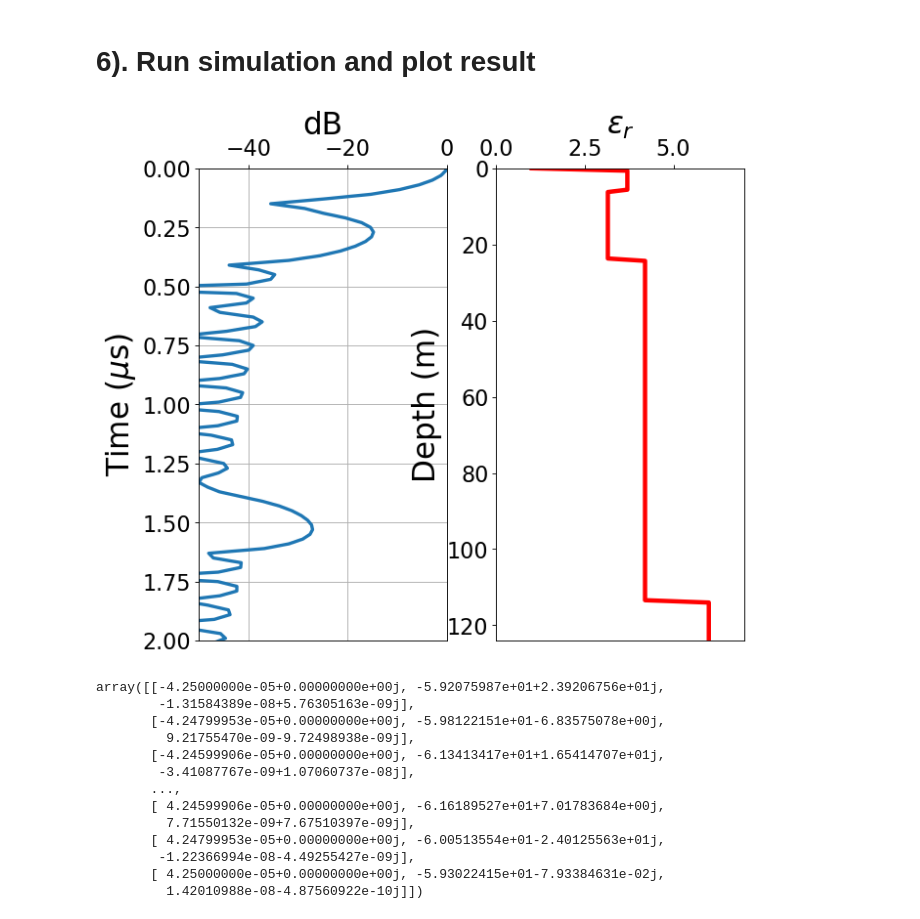
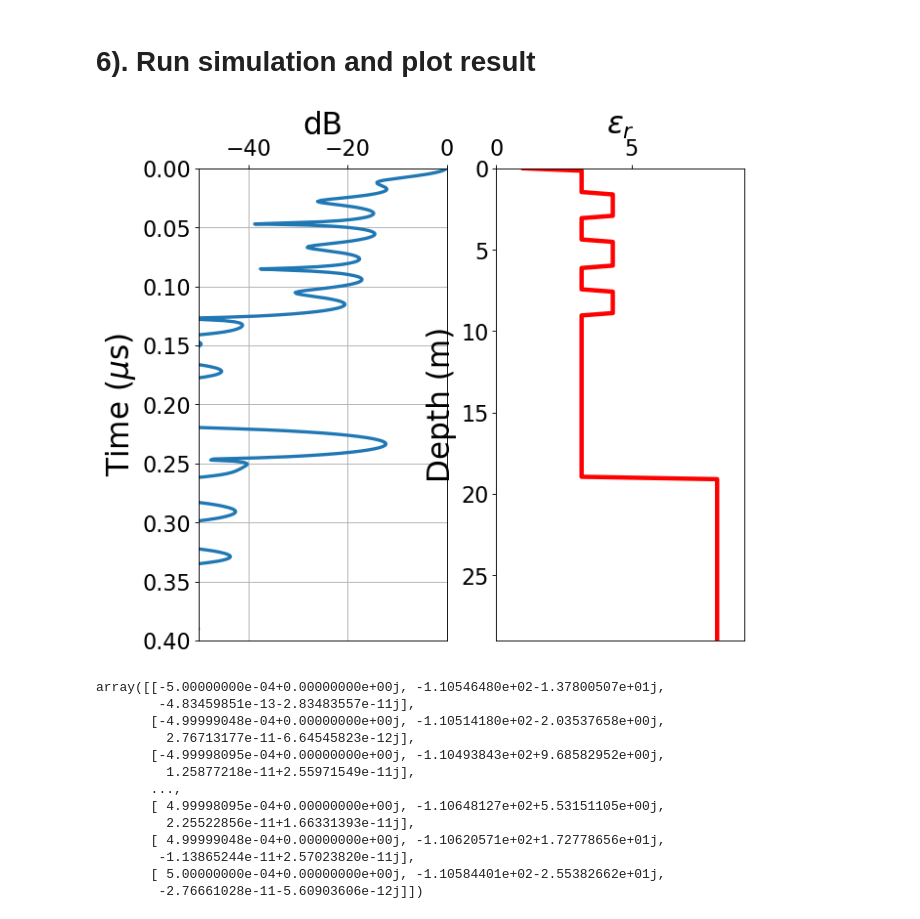
Before and after one commit to SamuelCourville/RadSPy, a Jupyter notebook: demo.ipynb, the cells around one changed output. Saved outputs shown, nothing was run; the diff lists cells and outputs as text; code cells hidden in the pictures.

```diff
--- a/demo.ipynb
+++ b/demo.ipynb
@@ -30,14 +30,17 @@ testModel.setModel(H,thicknesses,eps,lossOrCond,useConductivity)
 # 3). Set the radar pulse
 # %%
 # Load pulse from csv file.
-timeTest, pulseTest = testModel.loadPulse('Sharad_Ideal_sourcePulse.csv')
+#timeTest, pulseTest = testModel.loadPulse('Sharad_Ideal_sourcePulse.csv')
+timeTest, pulseTest = testModel.loadPulse('RIMFAX_Pulse_ideal_sourcePulse.csv')
 
 # Set pulse
 testModel.setPulse(pulseTest,timeTest)
 # %% [markdown]
 # 4). Set the radar matched filter
 # %%
-tmfTest,fmfTest,mfTest = testModel.loadMatchFilter('Sharad_Ideal_matchedFilter.csv')
+#tmfTest,fmfTest,mfTest = testModel.loadMatchFilter('Sharad_Ideal_matchedFilter.csv')
+tmfTest,fmfTest,mfTest = testModel.loadMatchFilter('RIMFAX_Pulse_ideal_matchedFilter.csv')
+
 
 testModel.setMatchFilter(mfTest,fmfTest,tmfTest)
 # %% [markdown]
@@ -48,21 +51,21 @@ testModel.setWindowParam(3,15*10**6,25*10**6)
 # 6). Run simulation and plot result
 # %%
 testModel.plotResult=True
-testModel.plotTime=2
+testModel.plotTime=0.4
 plt.rcParams.update({'font.size': 20})
 testModel.runSim()
 # %% [output]
-[figure, old version]
+[figure, new version]
-array([[-4.25000000e-05+0.00000000e+00j, -5.92075987e+01+2.39206756e+01j,
-        -1.31584389e-08+5.76305163e-09j],
-       [-4.24799953e-05+0.00000000e+00j, -5.98122151e+01-6.83575078e+00j,
-         9.21755470e-09-9.72498938e-09j],
-       [-4.24599906e-05+0.00000000e+00j, -6.13413417e+01+1.65414707e+01j,
-        -3.41087767e-09+1.07060737e-08j],
+array([[-5.00000000e-04+0.00000000e+00j, -1.10546480e+02-1.37800507e+01j,
+        -4.83459851e-13-2.83483557e-11j],
+       [-4.99999048e-04+0.00000000e+00j, -1.10514180e+02-2.03537658e+00j,
+         2.76713177e-11-6.64545823e-12j],
+       [-4.99998095e-04+0.00000000e+00j, -1.10493843e+02+9.68582952e+00j,
+         1.25877218e-11+2.55971549e-11j],
        ...,
-       [ 4.24599906e-05+0.00000000e+00j, -6.16189527e+01+7.01783684e+00j,
-         7.71550132e-09+7.67510397e-09j],
-       [ 4.24799953e-05+0.00000000e+00j, -6.00513554e+01-2.40125563e+01j,
-        -1.22366994e-08-4.49255427e-09j],
-       [ 4.25000000e-05+0.00000000e+00j, -5.93022415e+01-7.93384631e-02j,
-         1.42010988e-08-4.87560922e-10j]])
+       [ 4.99998095e-04+0.00000000e+00j, -1.10648127e+02+5.53151105e+00j,
+         2.25522856e-11+1.66331393e-11j],
+       [ 4.99999048e-04+0.00000000e+00j, -1.10620571e+02+1.72778656e+01j,
+        -1.13865244e-11+2.57023820e-11j],
+       [ 5.00000000e-04+0.00000000e+00j, -1.10584401e+02-2.55382662e+01j,
+        -2.76661028e-11-5.60903606e-12j]])
```
Also changed, not shown: parts of 2 cells of this notebook, 2 other files.
